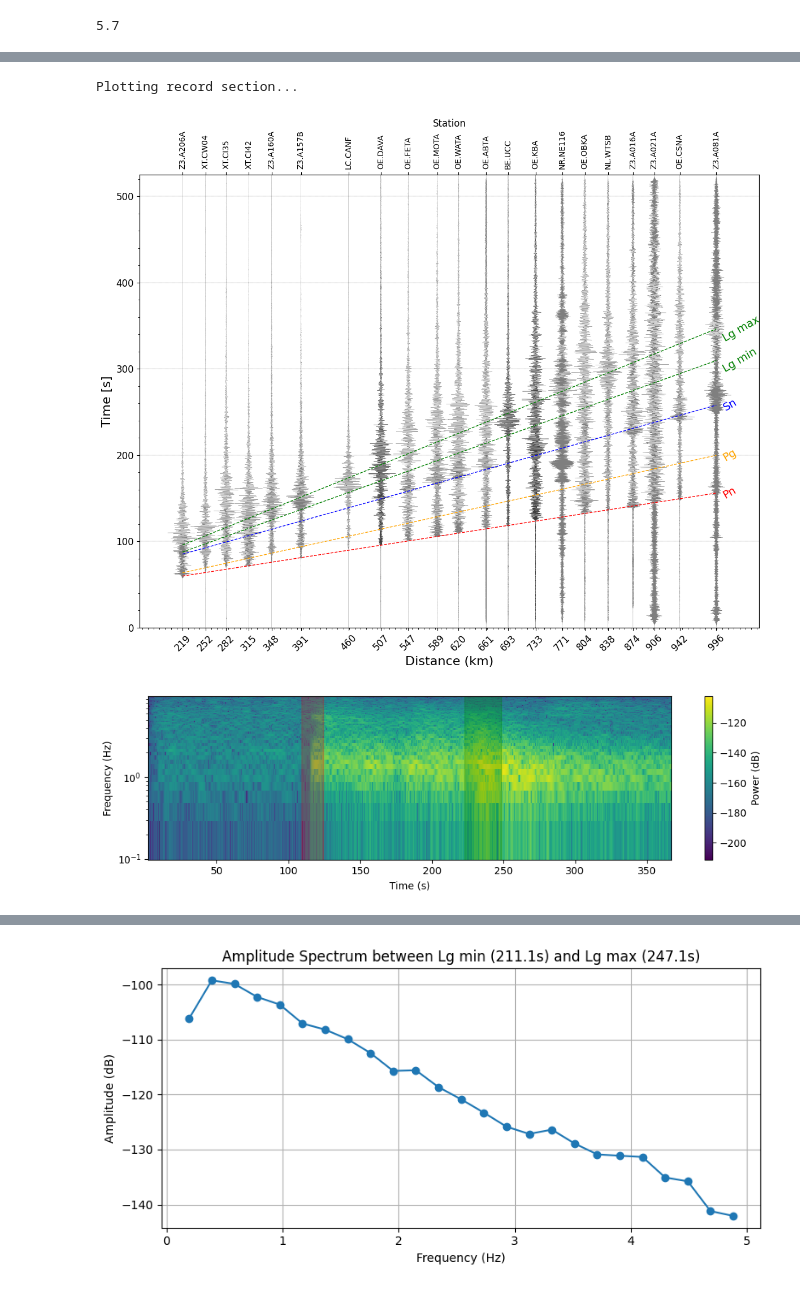
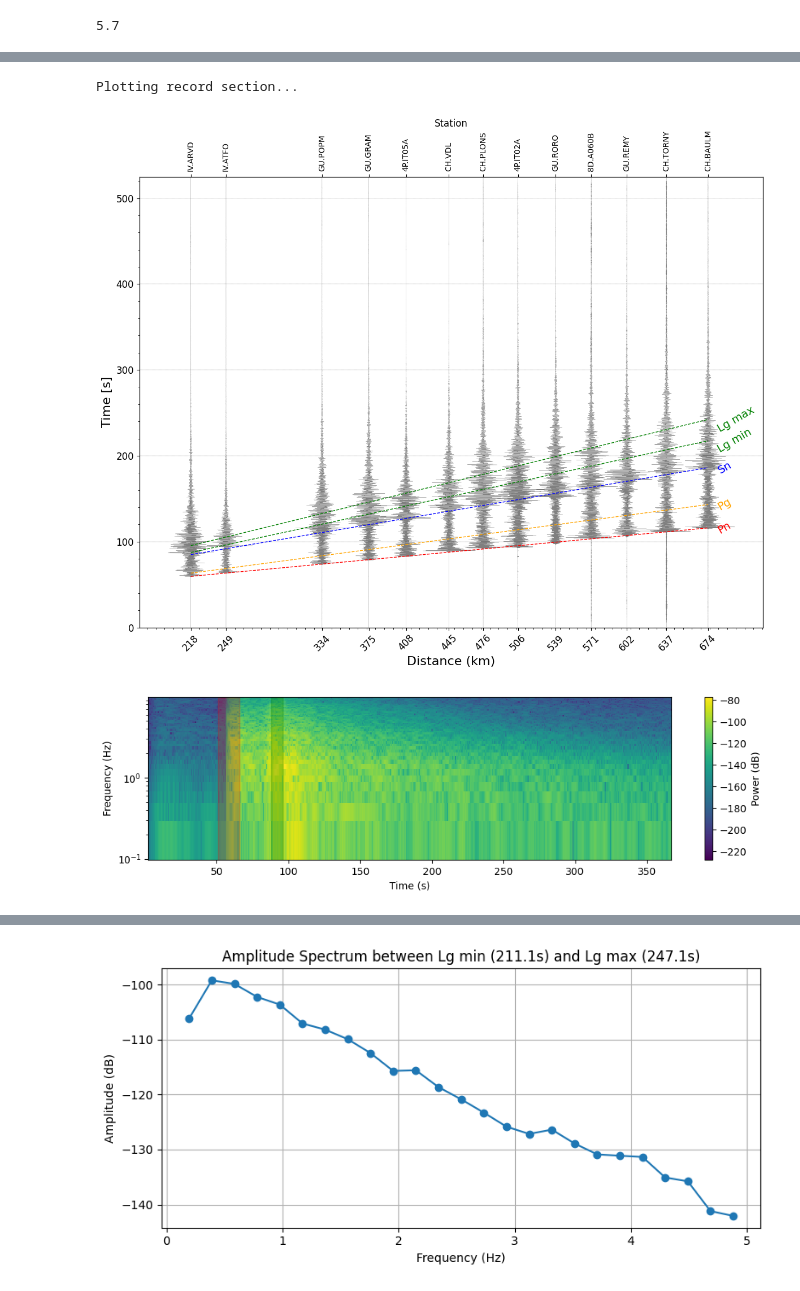
Before and after one commit to schreinerl/Lg_waves, a Jupyter notebook: fancy_plots.ipynb, the cells around one changed output, grey strips where cells are left out. Cells and saved outputs as stored; diff of their text form; code cells hidden in the pictures.

Commit message:
started case studies, figure making continued, and testing of tomo continued. also events in spain added to the catalog

```diff
--- a/fancy_plots.ipynb
+++ b/fancy_plots.ipynb
@@ -69,7 +69,8 @@ tmaxCoda=320.
 
 event_name ='Nice 2025'
 event_name ='Rochemaure'
-
+event_name ='Corse 2011'
+event_name ='Croatia 2023'
 
 if event_name == 'Nice 2025':
     start = UTCDateTime("2025-03-18T17:40:00")
@@ -78,6 +79,19 @@ if event_name == 'Nice 2025':
 if event_name == 'Rochemaure' :
     start = UTCDateTime("2019-11-11 10:50:46 ") #magnitude 4.9
     end = UTCDateTime("2019-11-11 10:55:46 ")
+
+
+
+if event_name == 'Corse 2011':
+    start = UTCDateTime("2011-07-07 19:15:00") #magnitude 5.2
+    end = UTCDateTime("2011-07-07 19:35:00 ")
+
+
+
+
+if event_name == 'Croatia 2023':
+    start = UTCDateTime("2023-02-16 09:40:45") #magnitude 4.8
+    end = UTCDateTime("2023-02-16 09:55:45")
 
 
 minlat = 37
@@ -279,7 +280,7 @@ def plot_record_section(
 
 
 selected_stations = []
-stationis = stations_all[100:200]
+stationis = stations_all[200:300]
 last_dist = -1e6
 for row in sorted(stationis, key=lambda x: x[5]):
     dist = float(row[5]) / 1000.
@@ -296,6 +297,7 @@ bad_stations = {'AJAC', 'CAMF', 'PYLO', 'MORSI','STR', 'CFNM', 'LOUF', 'CAMF'}
 st_plot_filt_all = obspy.Stream(tr for tr in st_plot_filt_all if tr.stats.station not in bad_stations)
 
 station_names = {s[1] for s in selected_stations}
+station_names.add('CLUD')
 st_filtered = obspy.Stream(tr for tr in st_all if tr.stats.station in station_names)
 
 fmin, fmax = 1, 7
@@ -307,7 +309,7 @@ plot, st_Lg0 = plot_record_section(
 )
 # %% [output]
 Plotting record section...
-[figure, old version]
+[figure, new version]
 # %%
 from scipy.signal import spectrogram
 
@@ -321,7 +323,7 @@ st_plot_filt_all.filter("bandpass", freqmin=fmin, freqmax=fmax)
 
 
 
-stationname = 'UCC'
+stationname = 'CLUD'
 trace = next((tr for tr in st_plot_filt_all if tr.stats.station == stationname), None)
 if trace is None:
     raise ValueError(f"Station {stationname} not found in the stream.")
@@ -384,34 +386,34 @@ for station_data in stations_all:
             filtered_frequencies,
             t_Pn - 5,
             t_Pn + 10,
             color='r',
             alpha=0.0,
             label='Pn Window'
         )
         # Extend fill to zero frequency for both windows
         plt.fill_betweenx(
             np.concatenate(([0], filtered_frequencies)),
             t_Lg_min,
             t_Lg_max,
             color='g',
             alpha=0.15
         )
         plt.fill_betweenx(
             np.concatenate(([0], filtered_frequencies)),
             t_Pn - 5,
             t_Pn + 10,
             color='r',
             alpha=0.12
         )
 
 #plt.axvline(tminCoda, color='purple', linestyle='--', label='Coda Start')
 #plt.axvline(tmaxCoda, color='purple', linestyle='--', label='Coda End')
 
 #plt.legend(loc='lower right')
 plt.tight_layout()
 plt.show()
 # %% [output]
-[figure, old version]
+[figure, new version]
 # %%
 Bouf = next((tr for tr in st_plot_filt_all if tr.stats.station == stationname), None)
 if Bouf is None:
```
Also changed, not shown: parts of 6 cells of this notebook, 1 other file.
